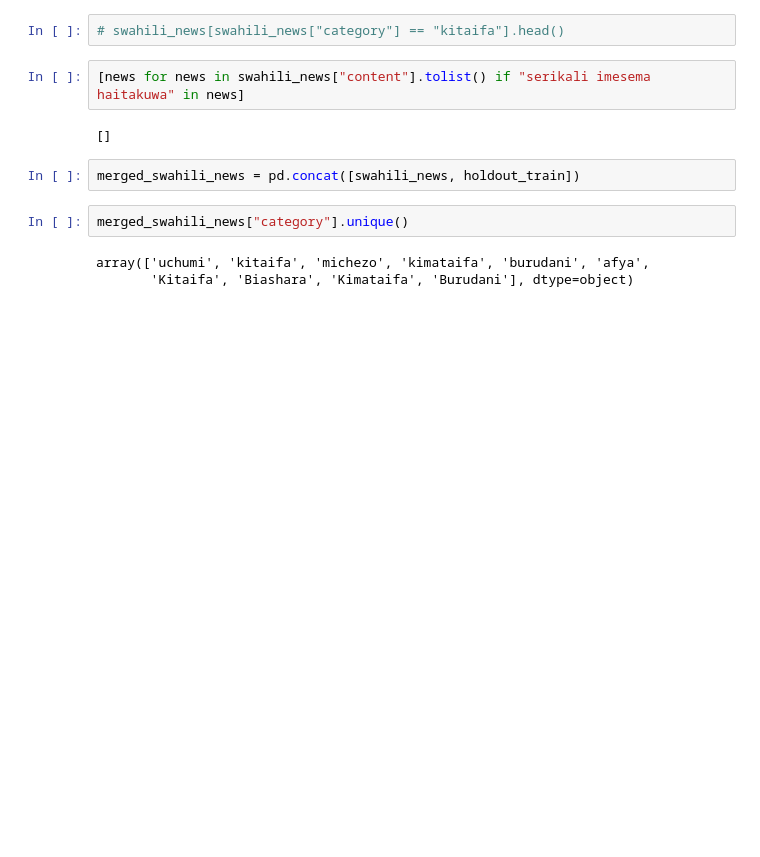
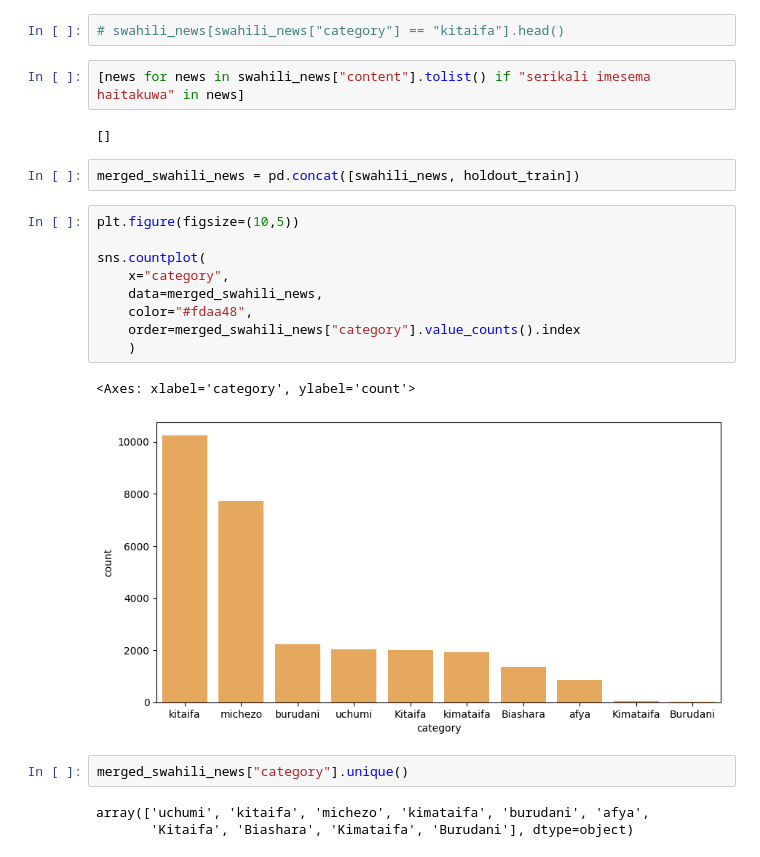
Before and after one commit to muchemicarol/ML4NLU_TermPaper, a Jupyter notebook: swahili_classification.ipynb, the cells around one changed output. Cells and saved outputs as stored; diff of their text form; blank space fills up the shorter version.

```diff
--- a/swahili_classification.ipynb
+++ b/swahili_classification.ipynb
@@ -55,6 +74,18 @@ swahili_news.loc[23258, "content"].lower().rstrip().lstrip()
 []
 # %%
 merged_swahili_news = pd.concat([swahili_news, holdout_train])
+# %%
+plt.figure(figsize=(10,5))
+
+sns.countplot(
+    x="category",
+    data=merged_swahili_news,
+    color="#fdaa48",
+    order=merged_swahili_news["category"].value_counts().index
+    )
+# %% [output]
+<Axes: xlabel='category', ylabel='count'>
+[figure, added]
 # %%
 merged_swahili_news["category"].unique()
 # %% [output]
```
Also changed, not shown: parts of 36 cells of this notebook.
